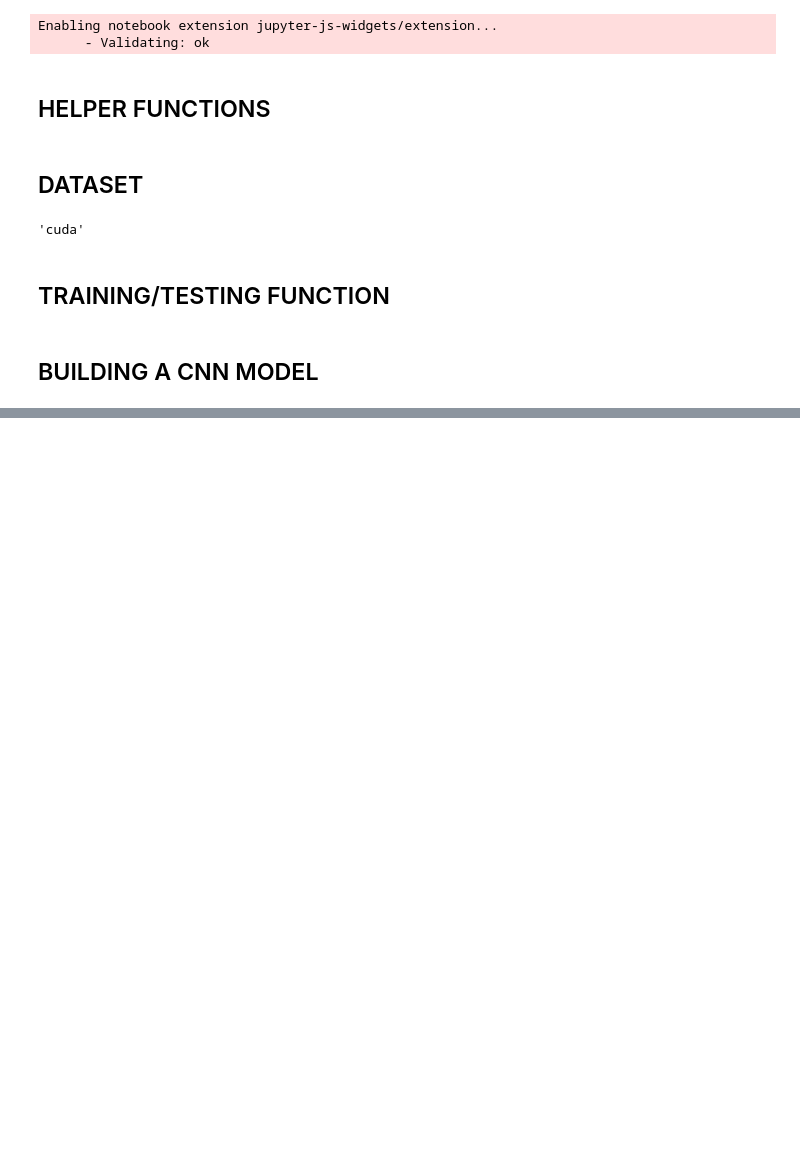
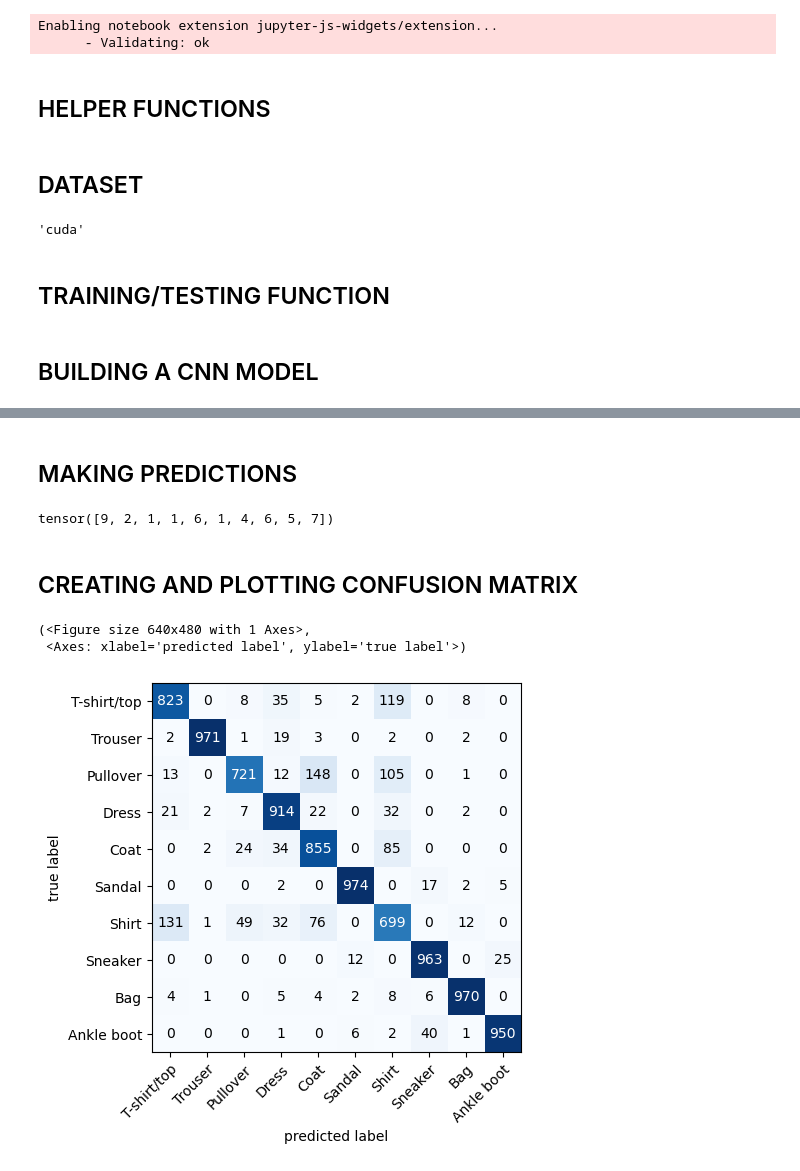
Before and after one commit to kamalnayan10/PyTorchML, a Jupyter notebook: Computer_Vision/FashionMNIST/CNN.ipynb, the cells around one changed output, grey strips where cells are left out. Saved outputs shown, nothing was run; the diff lists cells and outputs as text; code cells hidden in the pictures; blank space fills up the shorter version.

Commit message:
plotted confusionMatrix and asved CNN Model

```diff
--- a/Computer_Vision/FashionMNIST/CNN.ipynb
+++ b/Computer_Vision/FashionMNIST/CNN.ipynb
@@ -307,0 +308,37 @@ Accuracy: 100.0
+# %% [markdown]
+## MAKING PREDICTIONS
+# %%
+y_preds = []
+
+model.eval()
+
+with torch.inference_mode():
+    for X,y in tqdm(test_dataloader , desc = "Making Predictions"):
+        X , y = X.to(device) , y.to(device)
+
+        y_logits = model(X)
+
+        y_pred = torch.softmax(y_logits , dim = 1).argmax(dim = 1)
+
+        y_preds.append(y_pred.cpu())
+
+y_preds_tensor = torch.cat(y_preds)
+
+y_preds_tensor[:10]
+# %% [output]
+tensor([9, 2, 1, 1, 6, 1, 4, 6, 5, 7])
+# %% [markdown]
+## CREATING AND PLOTTING CONFUSION MATRIX
+# %%
+from torchmetrics import ConfusionMatrix
+from mlxtend.plotting import plot_confusion_matrix
+
+confmat = ConfusionMatrix(num_classes = len(class_names) , task = "multiclass")
+
+confmat_tensor = confmat(preds = y_preds_tensor , target = test_data.targets)
+# %%
+plot_confusion_matrix(conf_mat = confmat_tensor.numpy() , class_names = class_names)
+# %% [output]
+(<Figure size 640x480 with 1 Axes>,
+ <Axes: xlabel='predicted label', ylabel='true label'>)
+[figure, added]
```
Also changed, not shown: parts of 4 cells of this notebook, 1 other file.
